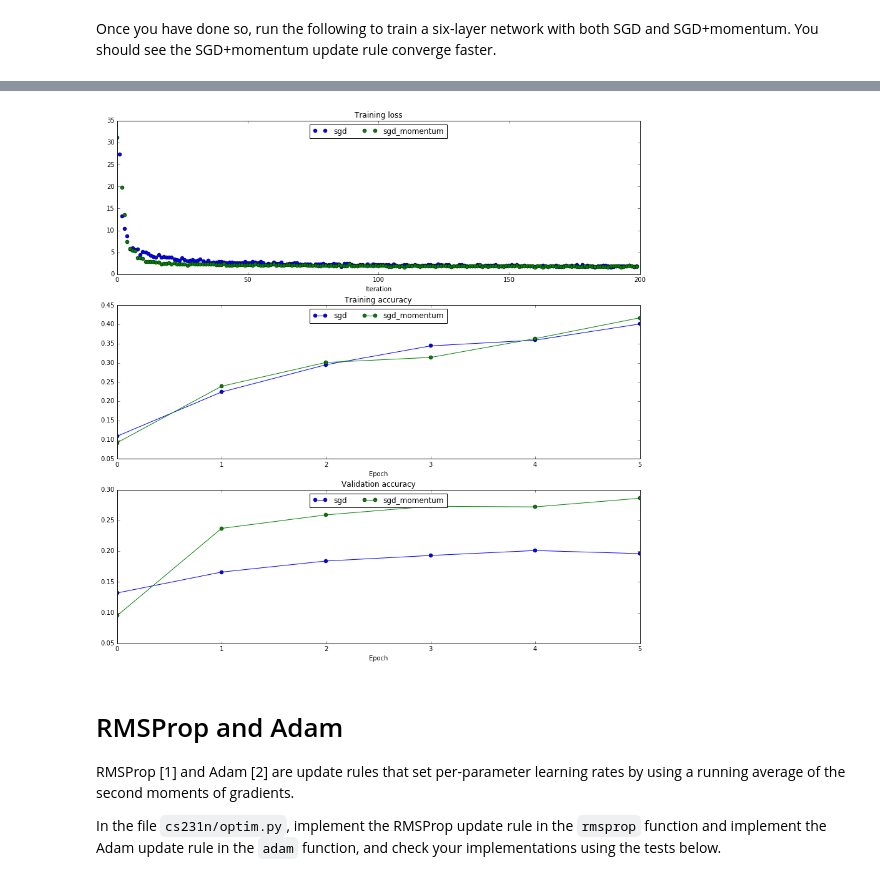
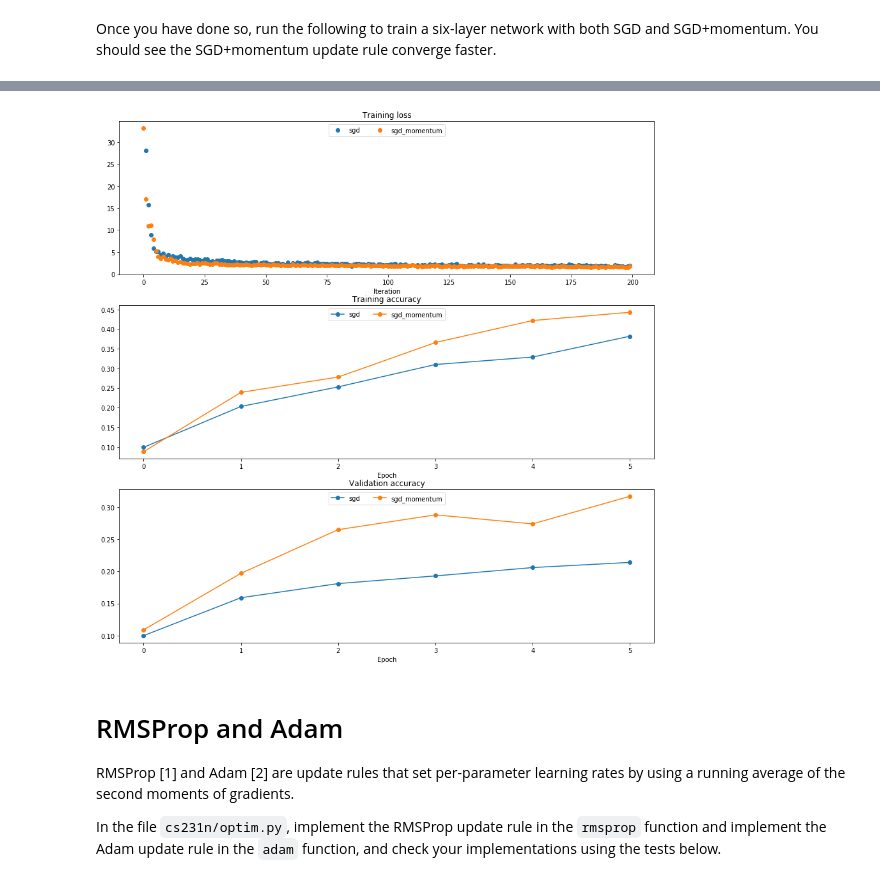
Before and after one commit to le773/cs231n, a Jupyter notebook: assignment2/FullyConnectedNets.ipynb, the cells around one changed output, grey strips where cells are left out. Cells and saved outputs as stored; diff of their text form; code cells hidden in the pictures.

```diff
--- a/assignment2/FullyConnectedNets.ipynb
+++ b/assignment2/FullyConnectedNets.ipynb
@@ -581,7 +606,7 @@ plt.subplot(3, 1, 3)
 plt.title('Validation accuracy')
 plt.xlabel('Epoch')
 
-for update_rule, solver in solvers.iteritems():
+for update_rule, solver in solvers.items():
   plt.subplot(3, 1, 1)
   plt.plot(solver.loss_history, 'o', label=update_rule)
 
@@ -617,4 +646,4 @@ running with  sgd
-[figure, old version]
+[figure, new version]
 # %% [markdown]
 # RMSProp and Adam
 RMSProp [1] and Adam [2] are update rules that set per-parameter learning rates by using a running average of the second moments of gradients.
```
Also changed, not shown: parts of 21 cells of this notebook, 4 other files.
